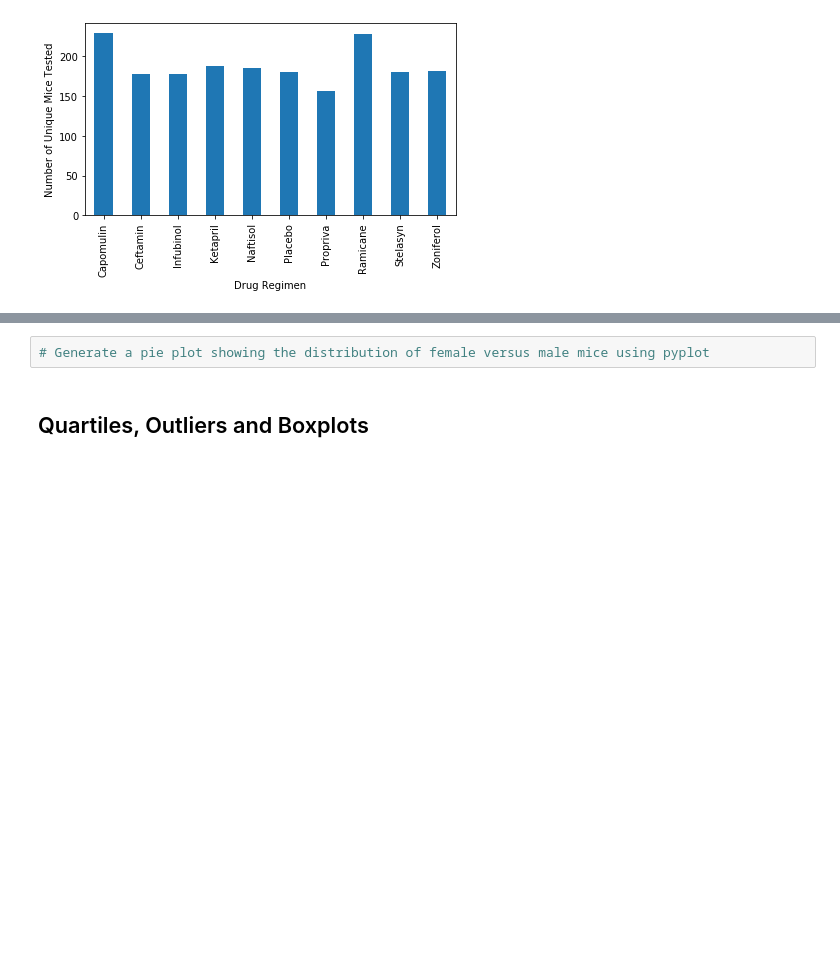
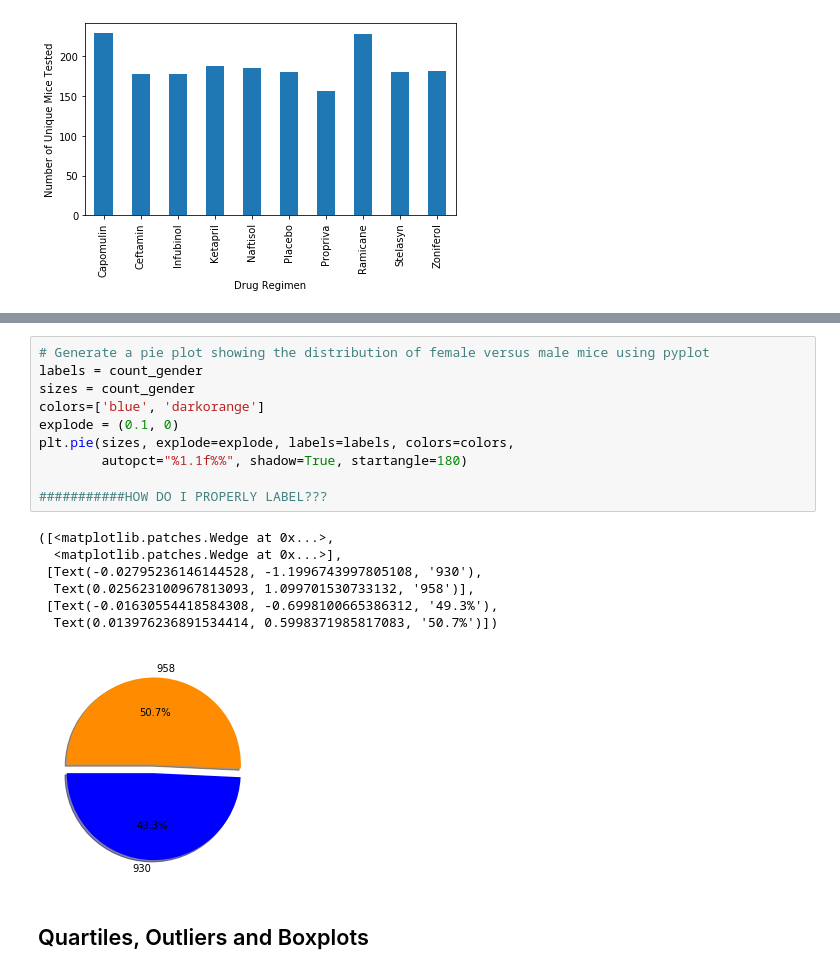
Before and after one commit to mizgutdina/matplotlib-challenge, a Jupyter notebook: pymaceuticals_starter.ipynb, the cells around one changed output, grey strips where cells are left out. Cells and saved outputs as stored; diff of their text form; blank space fills up the shorter version.

```diff
--- a/pymaceuticals_starter.ipynb
+++ b/pymaceuticals_starter.ipynb
@@ -249,5 +264,21 @@ plt.tight_layout()
 # %%
 # Generate a pie plot showing the distribution of female versus male mice using pyplot
+labels = count_gender
+sizes = count_gender
+colors=['blue', 'darkorange']
+explode = (0.1, 0)
+plt.pie(sizes, explode=explode, labels=labels, colors=colors,
+        autopct="%1.1f%%", shadow=True, startangle=180)
+
+###########HOW DO I PROPERLY LABEL???
+# %% [output]
+([<matplotlib.patches.Wedge at 0x...>,
+  <matplotlib.patches.Wedge at 0x...>],
+ [Text(-0.02795236146144528, -1.1996743997805108, '930'),
+  Text(0.025623100967813093, 1.099701530733132, '958')],
+ [Text(-0.01630554418584308, -0.6998100665386312, '49.3%'),
+  Text(0.013976236891534414, 0.5998371985817083, '50.7%')])
+[figure, added]
 # %% [markdown]
 ## Quartiles, Outliers and Boxplots
 # %%
```
Also changed, not shown: parts of 2 cells of this notebook.
